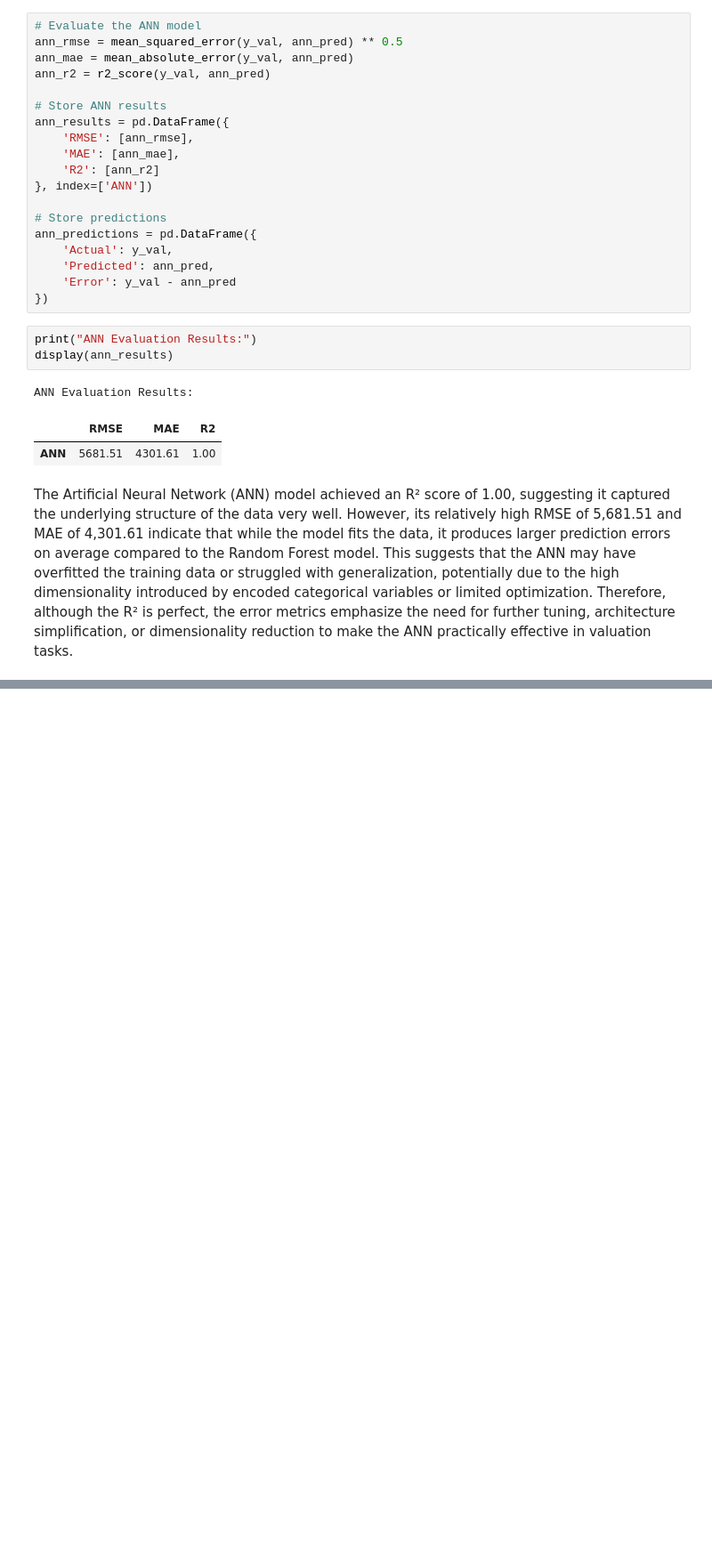
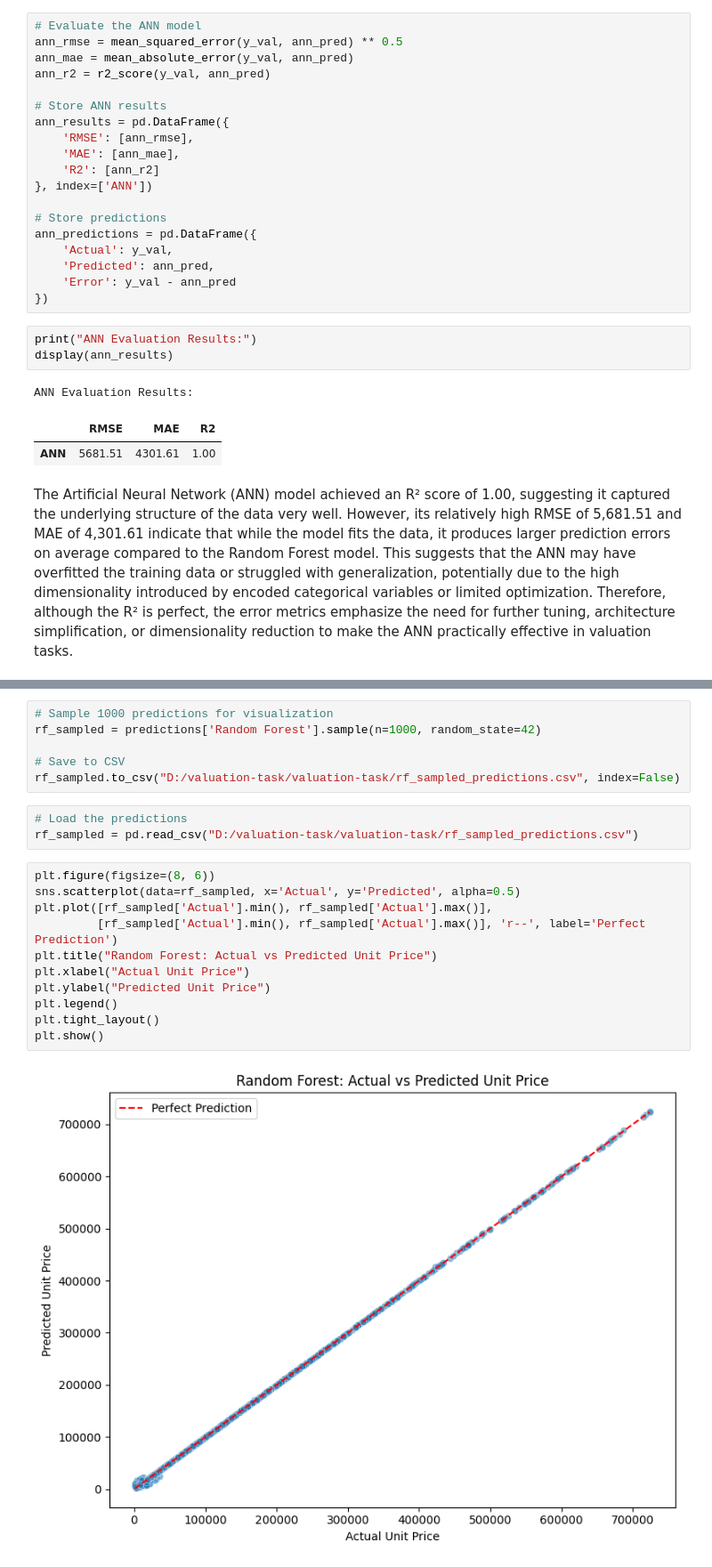
Before and after one commit to sentongo-web/valuation-task, a Jupyter notebook: valuation.ipynb, the cells around one changed output, grey strips where cells are left out. Shown at 89% size. Cells and saved outputs as stored; diff of their text form; blank space fills up the shorter version.

```diff
--- a/valuation.ipynb
+++ b/valuation.ipynb
@@ -1021,0 +1029,22 @@ The Artificial Neural Network (ANN) model achieved an R² score of 1.00, suggest
+# %%
+# Sample 1000 predictions for visualization
+rf_sampled = predictions['Random Forest'].sample(n=1000, random_state=42)
+
+# Save to CSV
+rf_sampled.to_csv("D:/valuation-task/valuation-task/rf_sampled_predictions.csv", index=False)
+# %%
+# Load the predictions
+rf_sampled = pd.read_csv("D:/valuation-task/valuation-task/rf_sampled_predictions.csv")
+# %%
+plt.figure(figsize=(8, 6))
+sns.scatterplot(data=rf_sampled, x='Actual', y='Predicted', alpha=0.5)
+plt.plot([rf_sampled['Actual'].min(), rf_sampled['Actual'].max()],
+         [rf_sampled['Actual'].min(), rf_sampled['Actual'].max()], 'r--', label='Perfect Prediction')
+plt.title("Random Forest: Actual vs Predicted Unit Price")
+plt.xlabel("Actual Unit Price")
+plt.ylabel("Predicted Unit Price")
+plt.legend()
+plt.tight_layout()
+plt.show()
+# %% [output]
+[figure, added]
```
Also changed, not shown: parts of 4 cells of this notebook, 2 other files.
